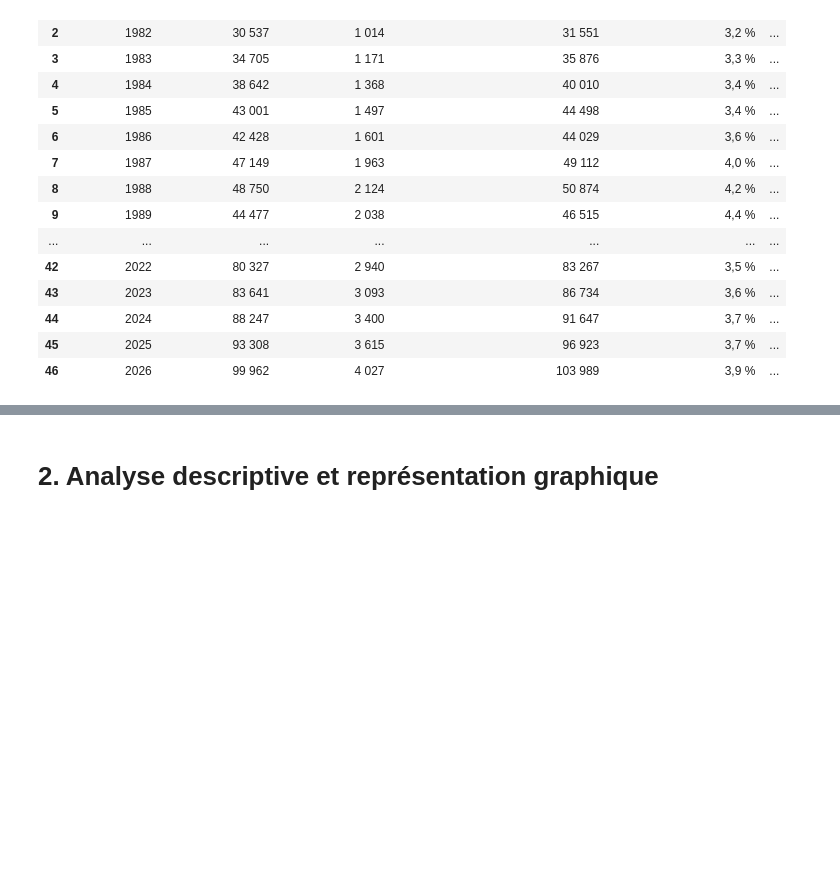
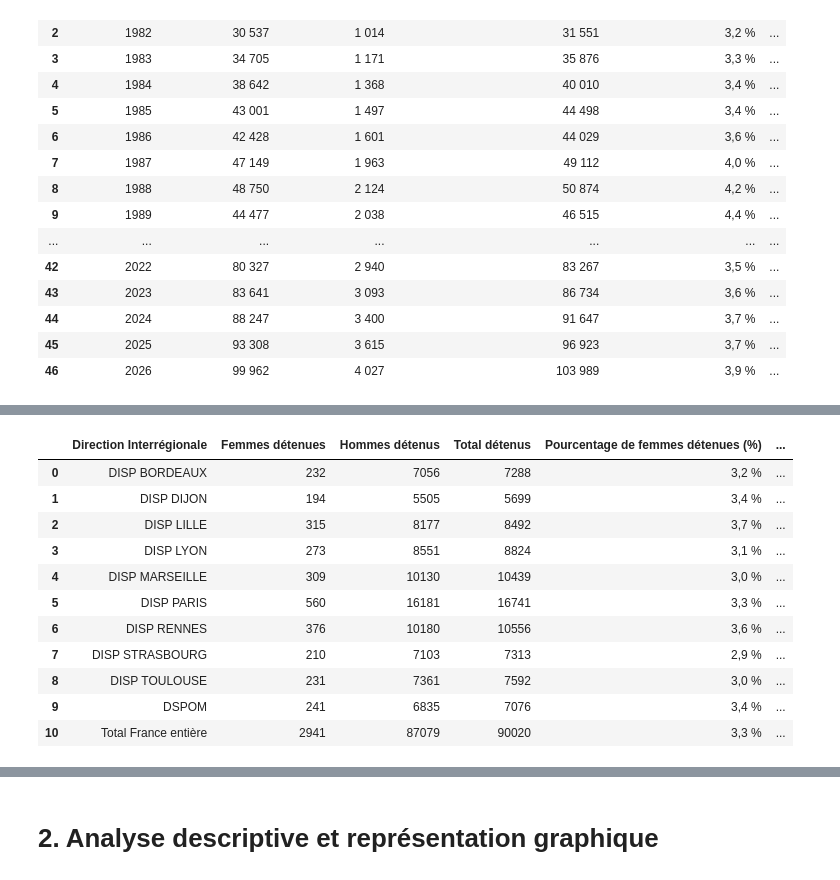
Before and after one commit to lili-dupont/python-for-data-science, a Jupyter notebook: code/notebook.ipynb, the cells around one changed output, grey strips where cells are left out. Saved outputs shown, nothing was run; the diff lists cells and outputs as text; code cells hidden in the pictures; blank space fills up the shorter version.

```diff
--- a/code/notebook.ipynb
+++ b/code/notebook.ipynb
@@ -383,0 +399,36 @@ df7
+# %%
+# jointure tableaux 7, 8 et 12
+
+# tableaux 8 et 7
+jointure2 = pd.merge(
+    df8_filtre,
+    df7_filtre.drop(columns= ["Capacité norme circulaire", "Ecroués détenus"]),
+        # variable inutile (ratio calculé avec capacité opérationnelle) et variable redondante
+    on="Direction Interrégionale",
+    how="outer",
+    validate="one_to_one",
+)
+
+# on rajoute tableau 12
+jointure2 = pd.merge(
+    jointure2,
+    df12_filtre.drop(columns=["Etablissement", "Femmes détenues sur places femmes"]), # variable inutile et variable redondante
+    on="Direction Interrégionale",
+    how="outer",
+    validate="one_to_one",
+)
+
+jointure2
+# %% [output]
+|  | Direction Interrégionale | Femmes détenues | Hommes détenus | Total détenus | Pourcentage de femmes détenues (%) | ... |
+| 0 | DISP BORDEAUX | 232 | 7056 | 7288 | 3,2 % | ... |
+| 1 | DISP DIJON | 194 | 5505 | 5699 | 3,4 % | ... |
+| 2 | DISP LILLE | 315 | 8177 | 8492 | 3,7 % | ... |
+| 3 | DISP LYON | 273 | 8551 | 8824 | 3,1 % | ... |
+| 4 | DISP MARSEILLE | 309 | 10130 | 10439 | 3,0 % | ... |
+| 5 | DISP PARIS | 560 | 16181 | 16741 | 3,3 % | ... |
+| 6 | DISP RENNES | 376 | 10180 | 10556 | 3,6 % | ... |
+| 7 | DISP STRASBOURG | 210 | 7103 | 7313 | 2,9 % | ... |
+| 8 | DISP TOULOUSE | 231 | 7361 | 7592 | 3,0 % | ... |
+| 9 | DSPOM | 241 | 6835 | 7076 | 3,4 % | ... |
+| 10 | Total France entière | 2941 | 87079 | 90020 | 3,3 % | ... |
```
Also changed, not shown: parts of 4 cells of this notebook.
